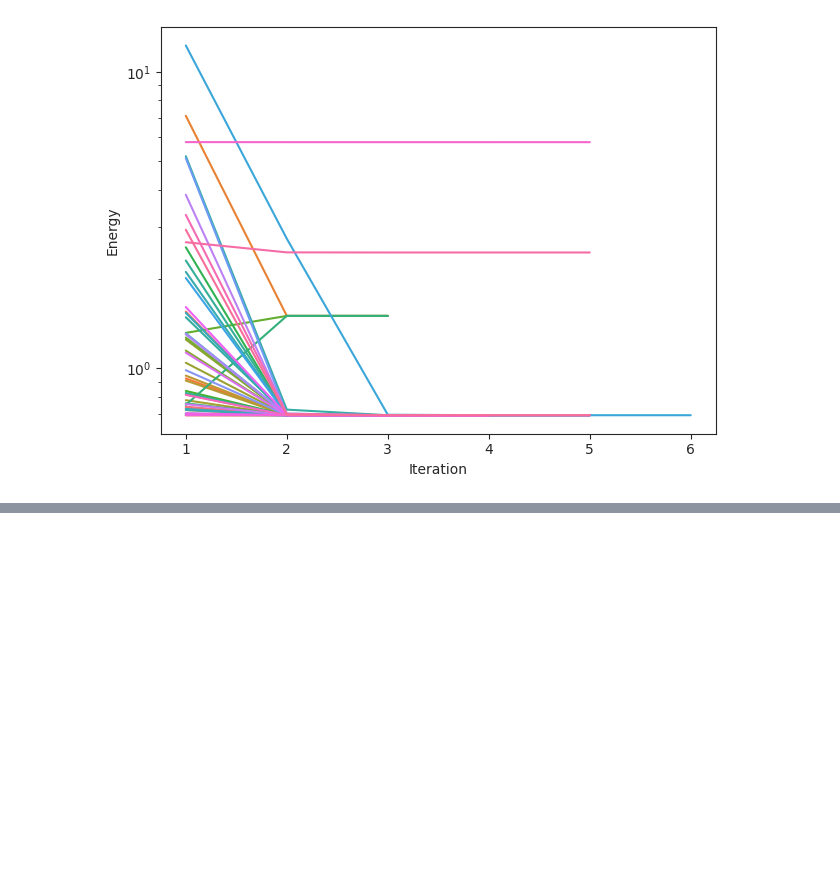
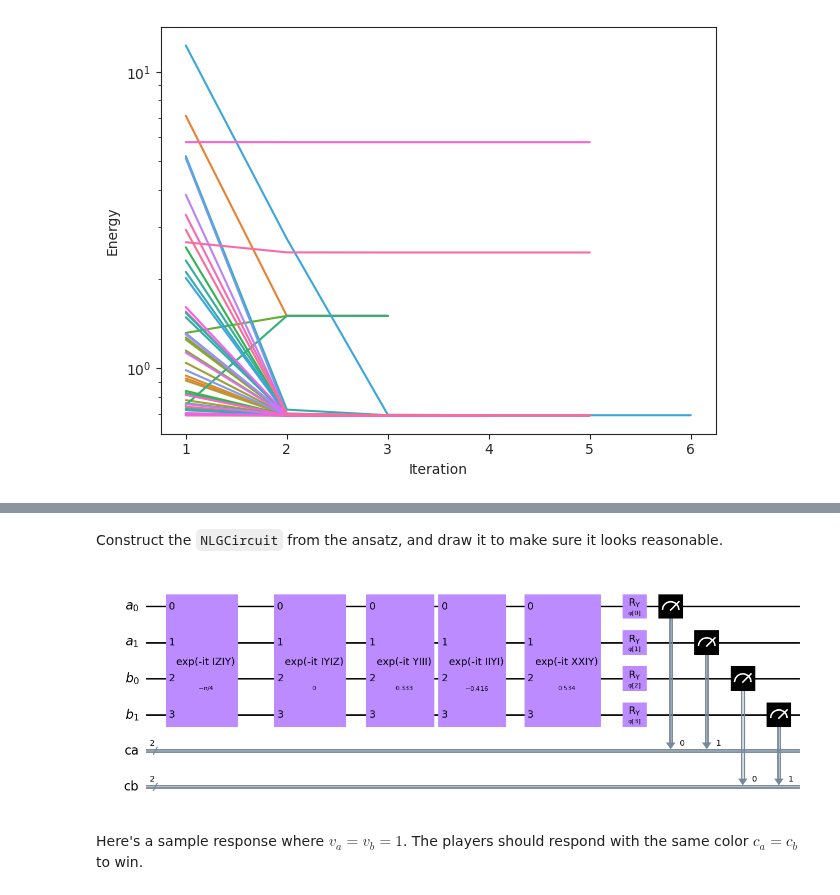
Before and after one commit to jfurches/nonlocalgames, a Jupyter notebook: g14.ipynb, the cells around one changed output, grey strips where cells are left out. Drawn from its saved outputs; the diff is of its cells as text; code cells hidden in the pictures; blank space fills up the shorter version.

```diff
--- a/g14.ipynb
+++ b/g14.ipynb
@@ -91,0 +135,10 @@ plt.savefig('plots/g14_trials.png', dpi=300)
+# %% [markdown]
+Construct the `NLGCircuit` from the ansatz, and draw it to make sure it looks reasonable.
+# %%
+sim = AerSimulator()
+nlg = NLGCircuit(shared_state, phi, sim=sim)
+nlg.qc.draw('mpl')
+# %% [output]
+[figure, added]
+# %% [markdown]
+Here's a sample response where $v_a = v_b = 1$. The players should respond with the same color $c_a = c_b$ to win.
```
Also changed, not shown: parts of 13 cells of this notebook, 6 other files.
